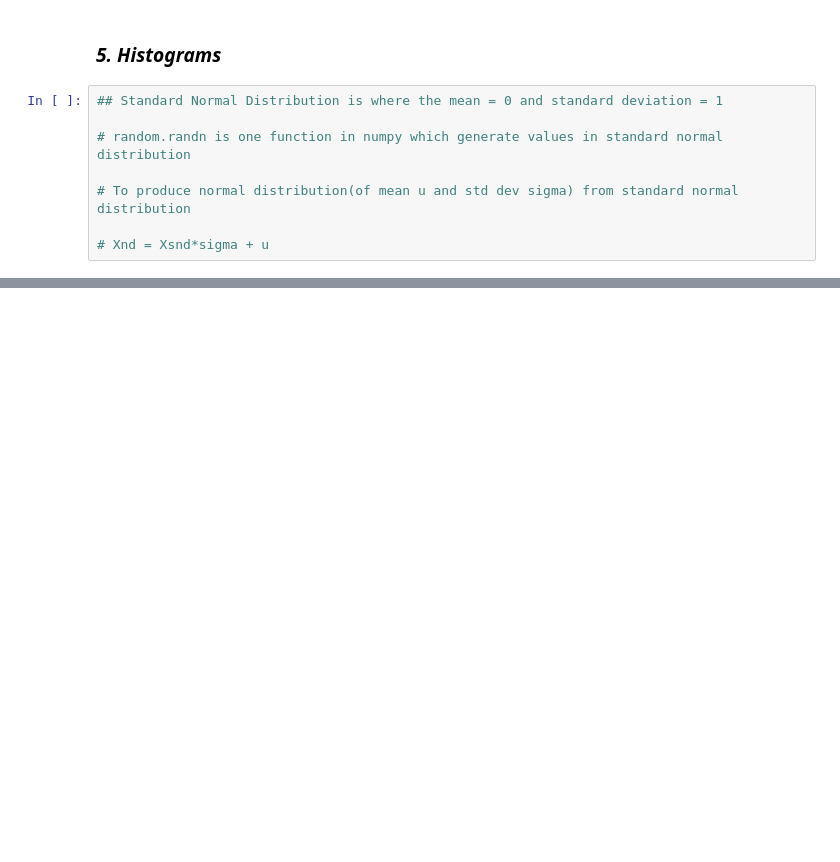
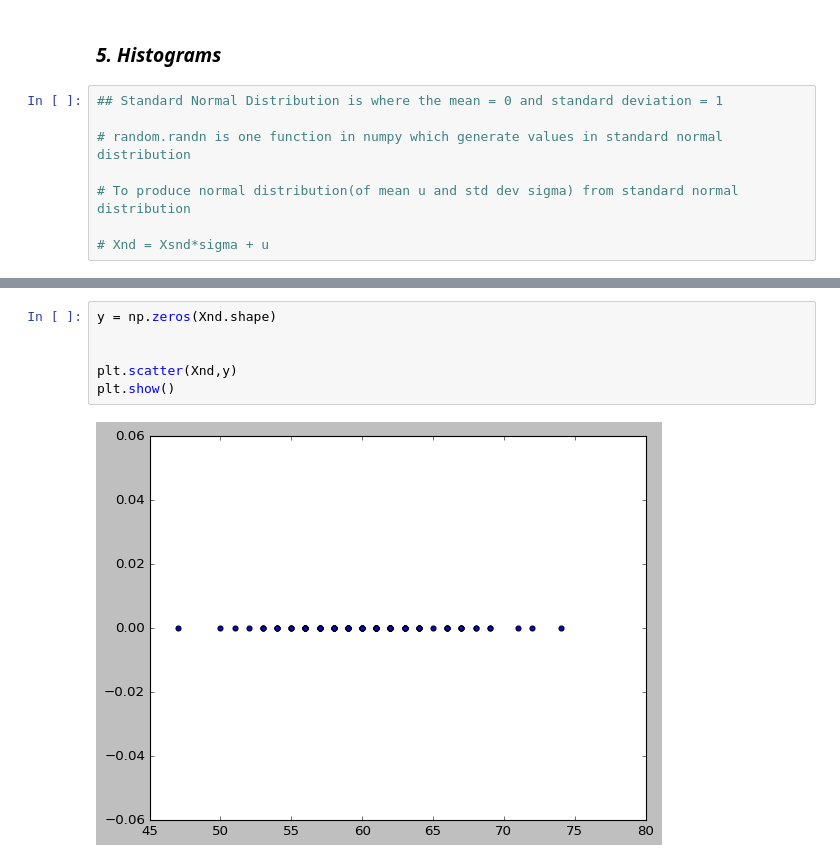
Before and after one commit to RGTechno/DataScience_Python, a Jupyter notebook: Matplotlib/plots.ipynb, the cells around one changed output, grey strips where cells are left out. Drawn from its saved outputs; the diff is of its cells as text; blank space fills up the shorter version.

```diff
--- a/Matplotlib/plots.ipynb
+++ b/Matplotlib/plots.ipynb
@@ -139,0 +142,8 @@ plt.show()
+# %%
+y = np.zeros(Xnd.shape)
+
+
+plt.scatter(Xnd,y)
+plt.show()
+# %% [output]
+[figure, added]
```
Also changed, not shown: parts of 2 cells of this notebook.
